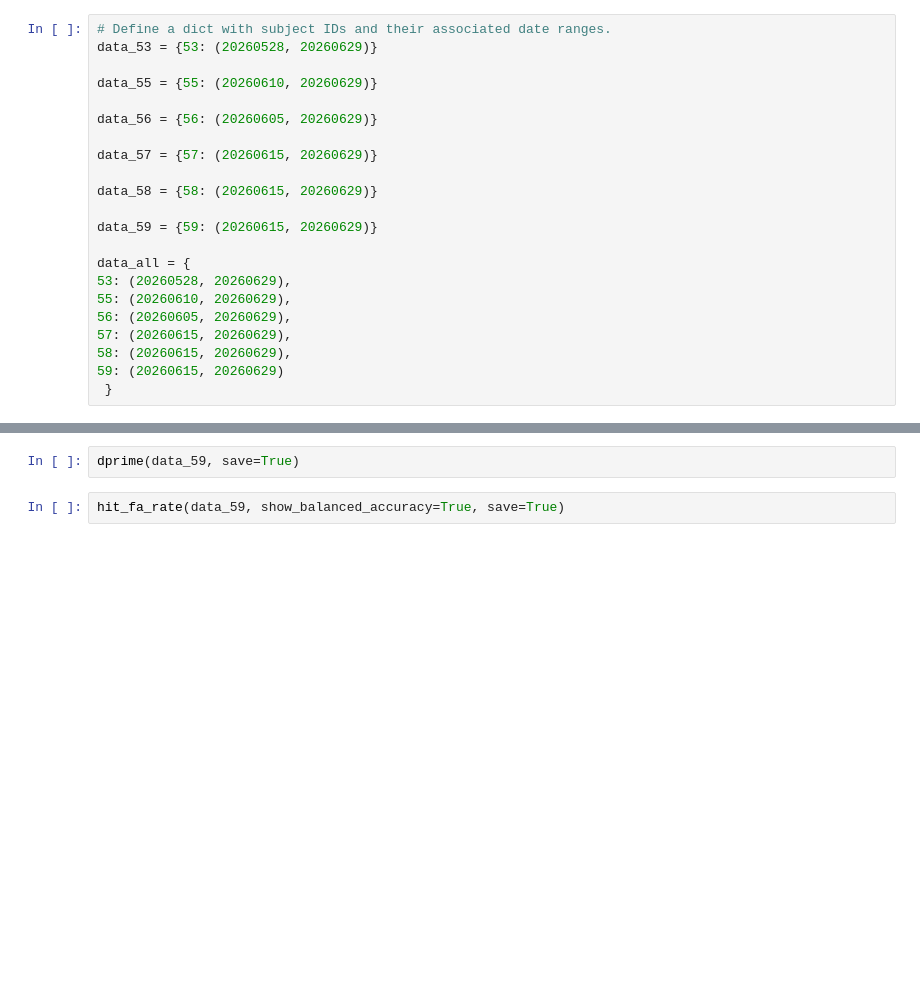
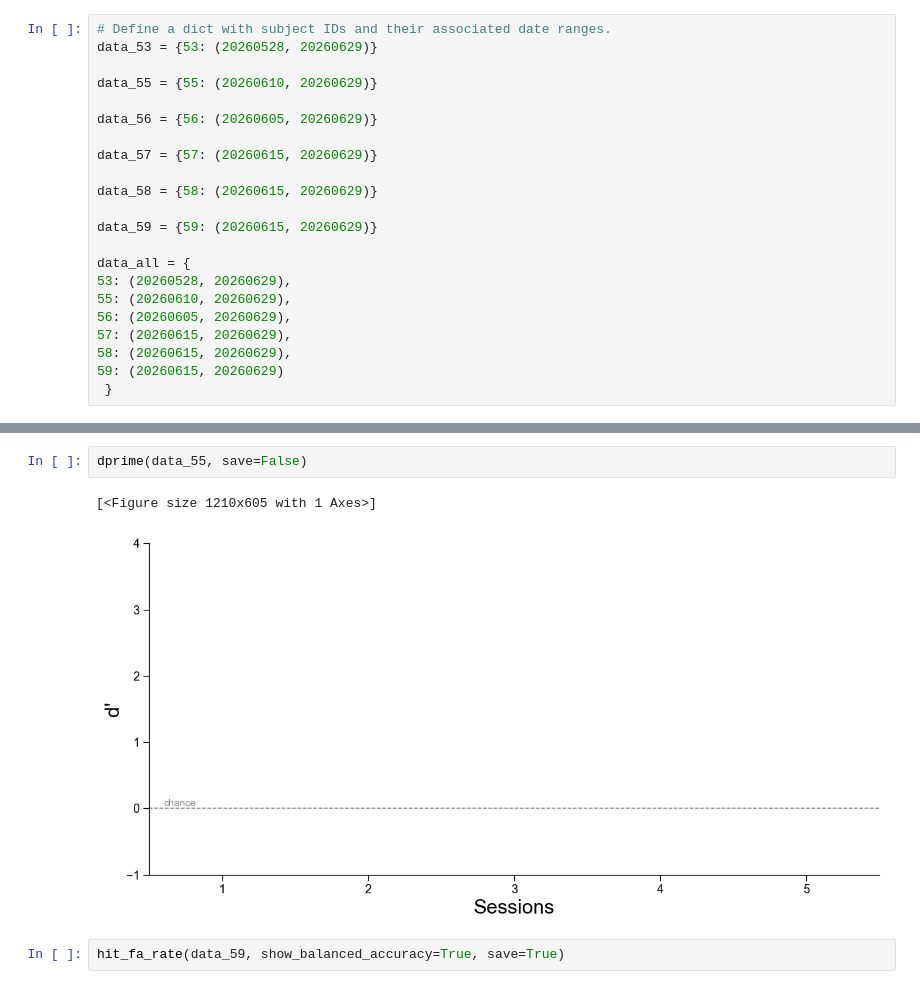
Before and after one commit to SainsburyWellcomeCentre/hypnose-analysis, a Jupyter notebook: notebooks/sing_rew_visualization.ipynb, the cells around one changed output, grey strips where cells are left out. Drawn from its saved outputs; the diff is of its cells as text; blank space fills up the shorter version.

```diff
--- a/notebooks/sing_rew_visualization.ipynb
+++ b/notebooks/sing_rew_visualization.ipynb
@@ -48,5 +65,8 @@ data_all = {
 # %%
-dprime(data_59, save=True)
+dprime(data_55, save=False)
+# %% [output]
+[<Figure size 1210x605 with 1 Axes>]
+[figure, added]
 # %%
 hit_fa_rate(data_59, show_balanced_accuracy=True, save=True)
 # %%
```
Also changed, not shown: parts of 4 cells of this notebook, 4 other files.
